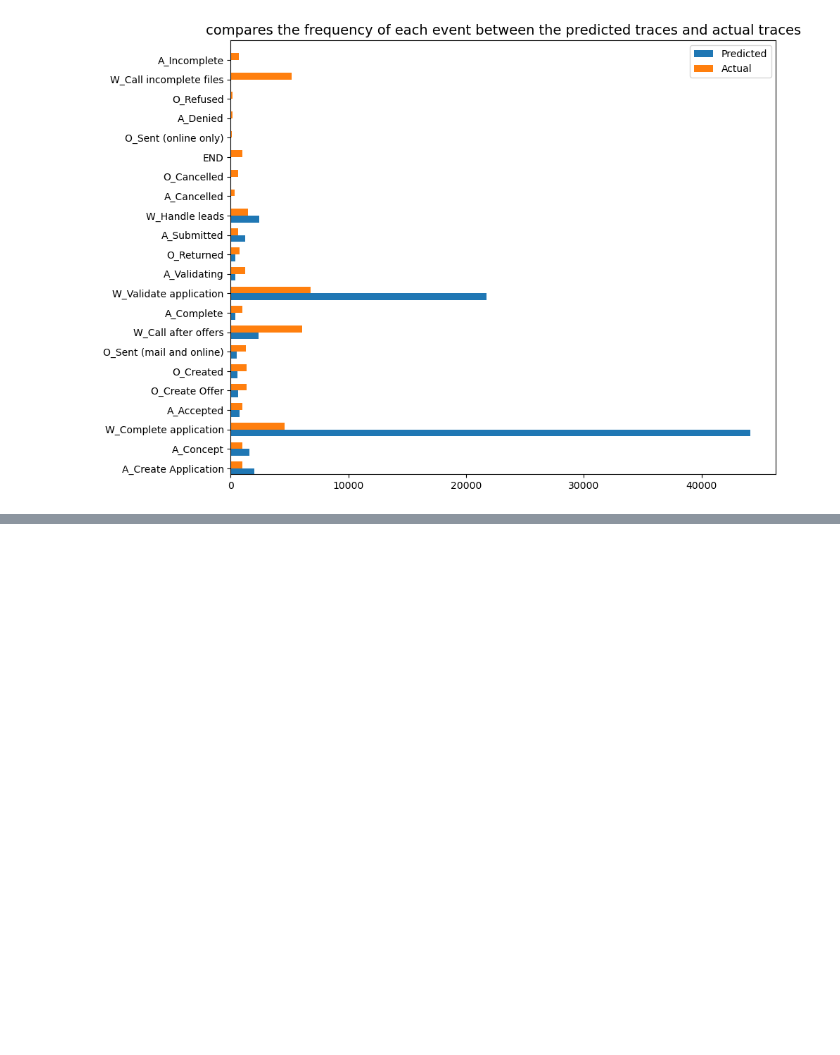
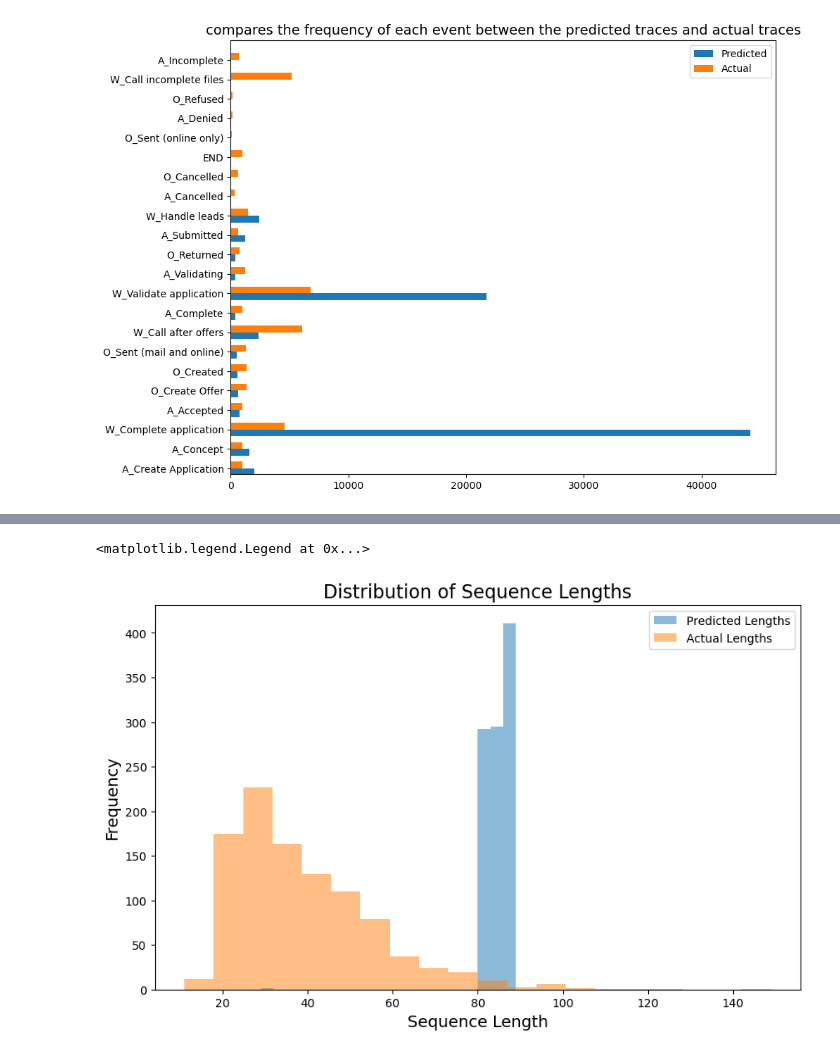
Before and after one commit to AlexRaudvee/Process_Mining_1, a Jupyter notebook: Sprint_3/vis_trace.ipynb, the cells around one changed output, grey strips where cells are left out. Saved outputs shown, nothing was run; the diff lists cells and outputs as text; code cells hidden in the pictures; blank space fills up the shorter version.

```diff
--- a/Sprint_3/vis_trace.ipynb
+++ b/Sprint_3/vis_trace.ipynb
@@ -227 +310,19 @@ fig.show()
+# %%
+pred_lengths = df['predicted_events'].apply(len)
+act_lengths = df['actual_events'].apply(len)
+
+# Create the histogram
+plt.figure(figsize=(10, 6))
+plt.hist(pred_lengths, bins=20, alpha=0.5, label='Predicted Lengths')
+plt.hist(act_lengths, bins=20, alpha=0.5, label='Actual Lengths')
+plt.xlabel('Sequence Length', fontsize=14)
+plt.ylabel('Frequency', fontsize=14)
+plt.title('Distribution of Sequence Lengths', fontsize=16)
+plt.legend()
+
+# If there are bars that extend far to the right, these bars may represent unusually long sequences of outliers
+# significant differences between the distribution of predicted and actual sequence lengths. The predicted sequence appears to cluster around a specific length, while the actual sequence shows a different pattern, indicating that the actual sequence length varies more
+# %% [output]
+<matplotlib.legend.Legend at 0x...>
+[figure, added]
 # %%
```
Also changed, not shown: parts of 9 cells of this notebook.
